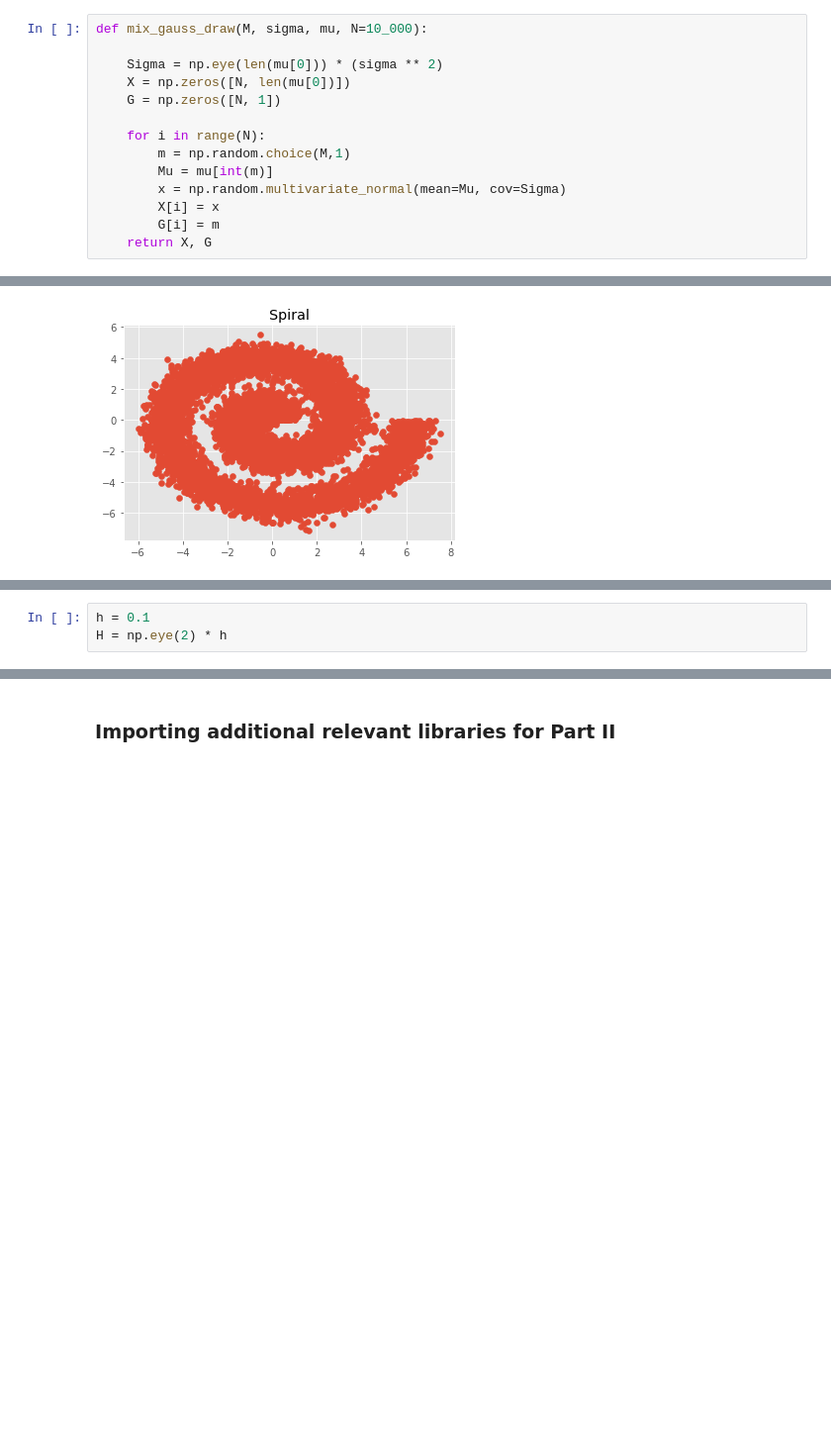
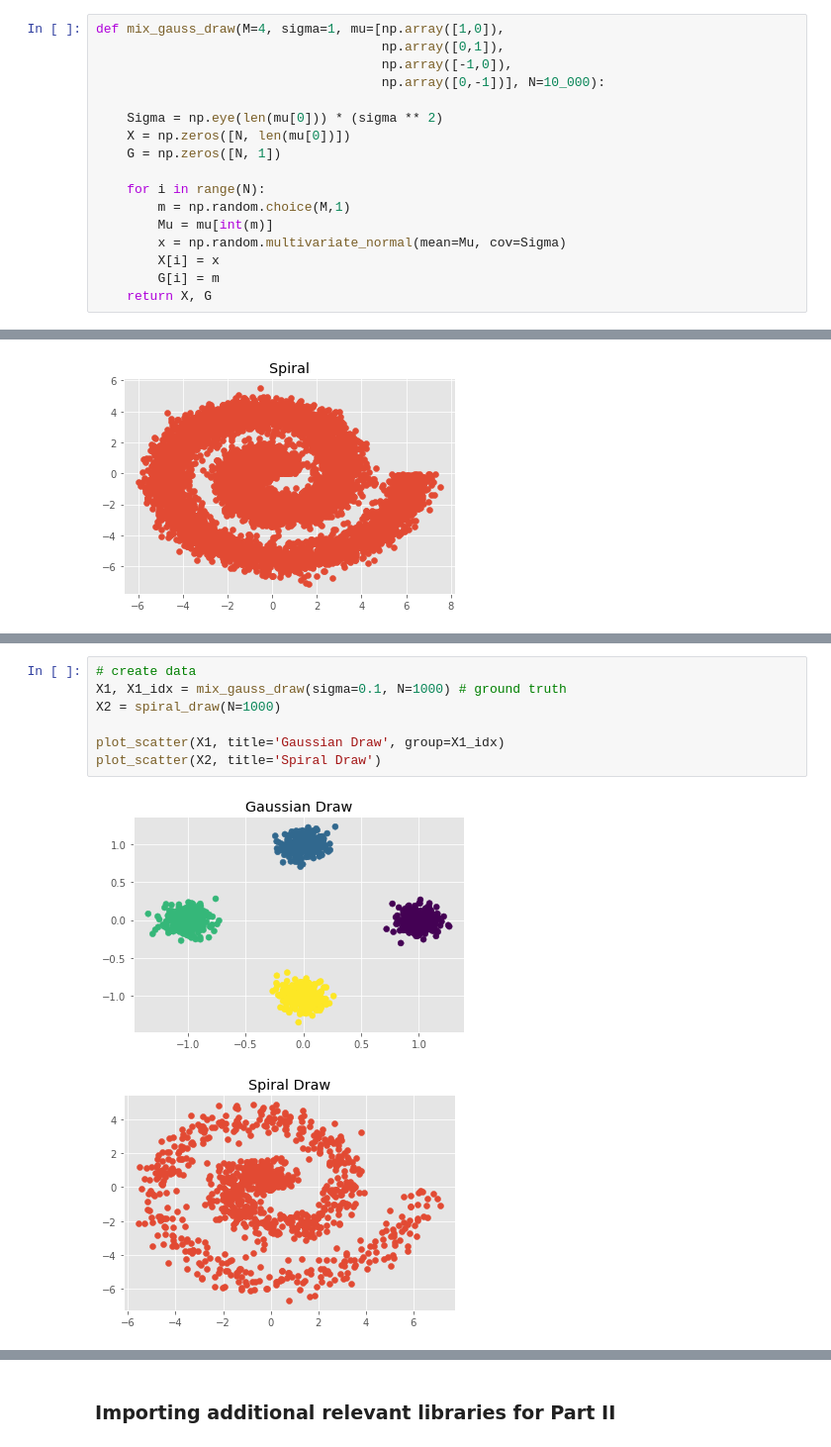
Before and after one commit to Hannibal96/Statistical-Methods-in-Image-Processing-EE-048954, a Jupyter notebook: HW1_Spring2022_KDE_NormalizingFlows.ipynb, the cells around one changed output, grey strips where cells are left out. Shown at 99% size. Saved outputs shown, nothing was run; the diff lists cells and outputs as text; blank space fills up the shorter version.

```diff
--- a/HW1_Spring2022_KDE_NormalizingFlows.ipynb
+++ b/HW1_Spring2022_KDE_NormalizingFlows.ipynb
@@ -50,7 +50,10 @@ where $H$ is a bandwidth matrix, $K(\cdot)$ is the kernel and $\{\mathbf{x}_i\}_
 
   For each of the three distributions above, implement a function that draws $N = 10000$ samples ${\mathbf{x}_i}$ from $f(\mathbf{x})$. Display the drawn samples for each distribution separately.
 # %%
-def mix_gauss_draw(M, sigma, mu, N=10_000):
+def mix_gauss_draw(M=4, sigma=1, mu=[np.array([1,0]),
+                                     np.array([0,1]),
+                                     np.array([-1,0]),
+                                     np.array([0,-1])], N=10_000):
 
     Sigma = np.eye(len(mu[0])) * (sigma ** 2)
     X = np.zeros([N, len(mu[0])])
@@ -138,6 +202,13 @@ ${H} = \begin{pmatrix}
 	h & 0\\0 & h
 	\end{pmatrix}$ with $h = 0.1,0.5,1$. and display the estimation.
 	Discuss the trade-off of the choice of $h$.
-# %%
-h = 0.1
-H = np.eye(2) * h
+# %%
+# create data
+X1, X1_idx = mix_gauss_draw(sigma=0.1, N=1000) # ground truth
+X2 = spiral_draw(N=1000)
+
+plot_scatter(X1, title='Gaussian Draw', group=X1_idx)
+plot_scatter(X2, title='Spiral Draw')
+# %% [output]
+[figure, added]
+[figure, added]
```
Also changed, not shown: parts of 63 cells of this notebook.
